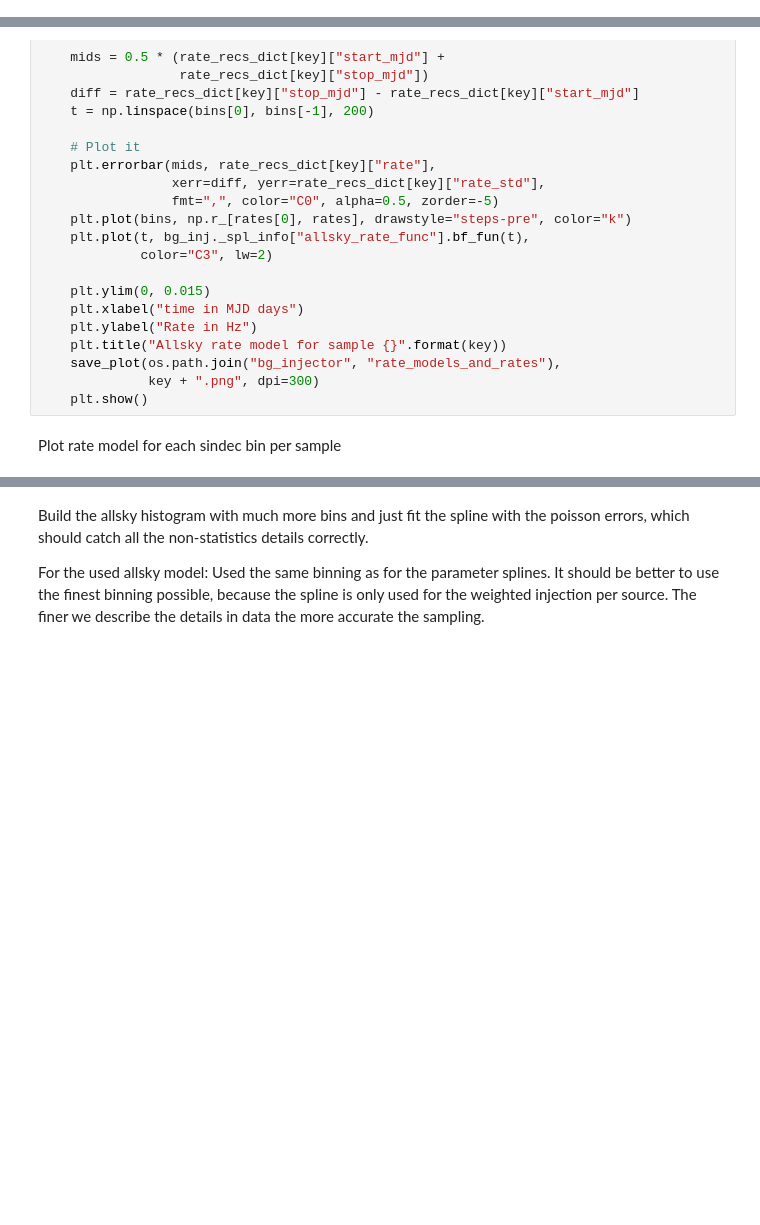
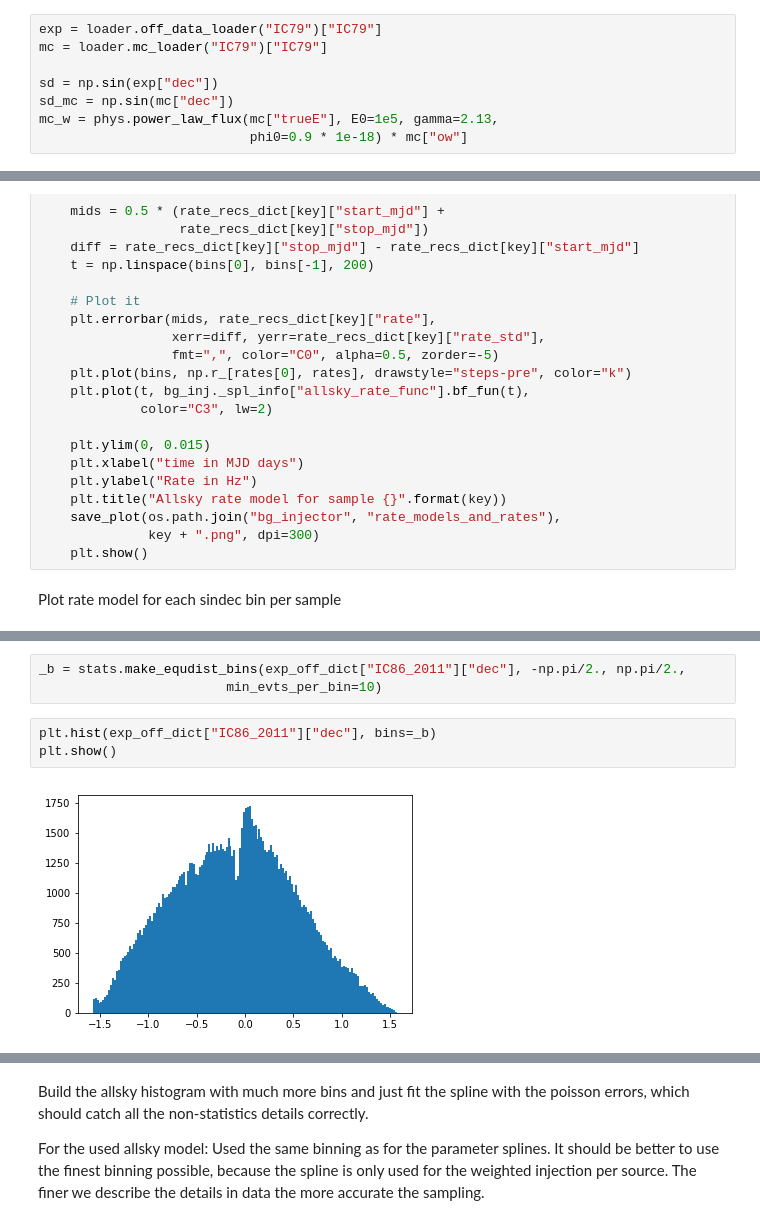
Before and after one commit to mennthor/thesis_plot_notebooks, a Jupyter notebook: testsuite.ipynb, the cells around one changed output, grey strips where cells are left out. Saved outputs shown, nothing was run; the diff lists cells and outputs as text; blank space fills up the shorter version.

```diff
--- a/testsuite.ipynb
+++ b/testsuite.ipynb
@@ -1515,3 +1523,11 @@ plt.show()
 ## Multi containers
 # %% [markdown]
 ### Load data and setup models
+# %%
+exp = loader.off_data_loader("IC79")["IC79"]
+mc = loader.mc_loader("IC79")["IC79"]
+
+sd = np.sin(exp["dec"])
+sd_mc = np.sin(mc["dec"])
+mc_w = phys.power_law_flux(mc["trueE"], E0=1e5, gamma=2.13,
+                           phi0=0.9 * 1e-18) * mc["ow"]
@@ -1972,4 +2090,12 @@ for key, bg_inj in sorted(multi_bg_inj._injs.items())[:]:
     plt.show()
+# %%
+_b = stats.make_equdist_bins(exp_off_dict["IC86_2011"]["dec"], -np.pi/2., np.pi/2.,
+                        min_evts_per_bin=10)
+# %%
+plt.hist(exp_off_dict["IC86_2011"]["dec"], bins=_b)
+plt.show()
+# %% [output]
+[figure, added]
 # %%
 # Compare hist to allsky model
 x = np.linspace(-1, 1, 200)
```
Also changed, not shown: parts of 19 cells of this notebook.
